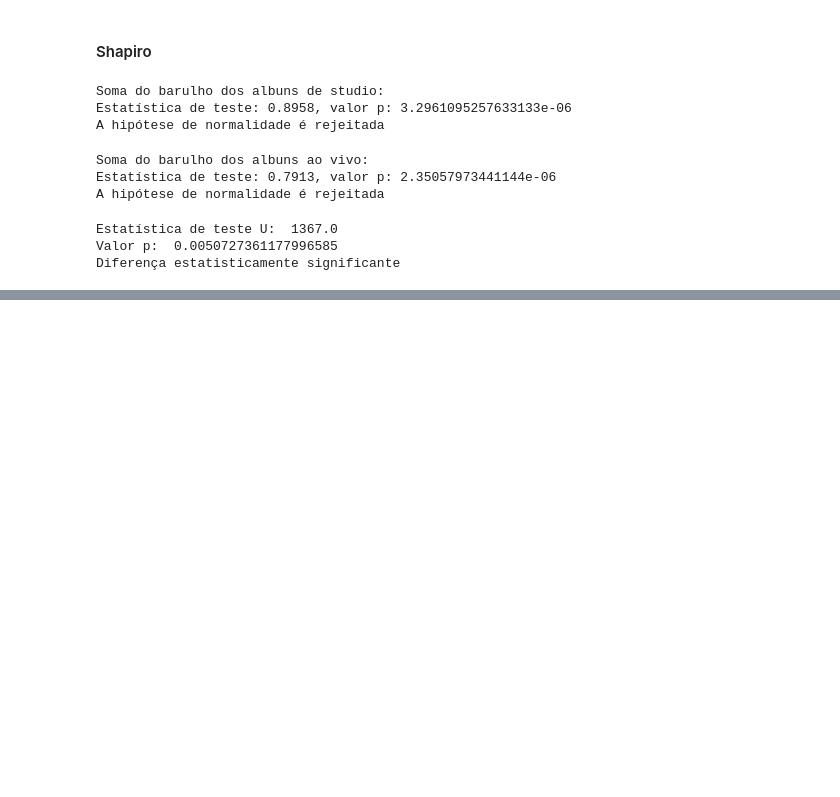
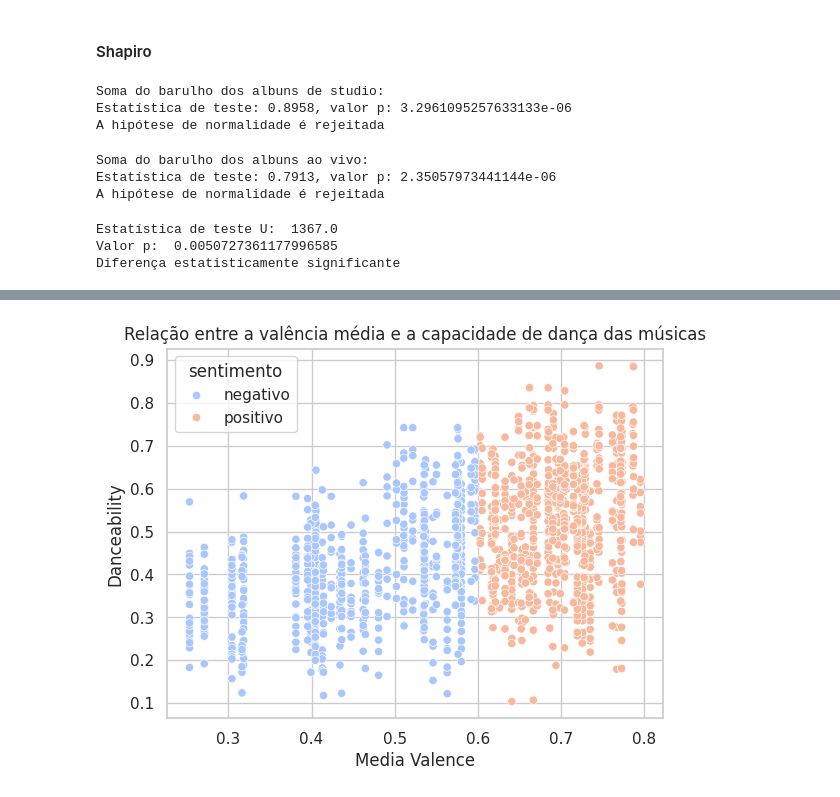
Before and after one commit to jessibmoura/ML-TimeSeries, a Jupyter notebook: Machine Learning with Python/Aula 1.2 - Exploratory data analysis/data_analysis.ipynb, the cells around one changed output, grey strips where cells are left out. Cells and saved outputs as stored; diff of their text form; code cells hidden in the pictures; blank space fills up the shorter version.

Commit message:
Exploring data correlation

```diff
--- a/Machine Learning with Python/Aula 1.2 - Exploratory data analysis/data_analysis.ipynb
+++ b/Machine Learning with Python/Aula 1.2 - Exploratory data analysis/data_analysis.ipynb
@@ -361,0 +420,8 @@ Diferença estatisticamente significante
+# %%
+sns.scatterplot(x="media_valence", y="danceability", hue="sentimento", data=df_resultado_final, palette="coolwarm")
+plt.xlabel("Media Valence")
+plt.ylabel("Danceability")
+plt.title("Relação entre a valência média e a capacidade de dança das músicas")
+plt.show()
+# %% [output]
+[figure, added]
```
Also changed, not shown: parts of 7 cells of this notebook.
